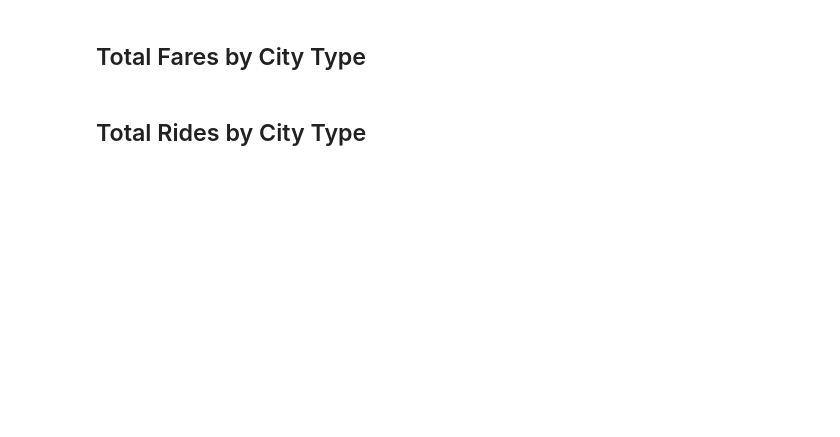
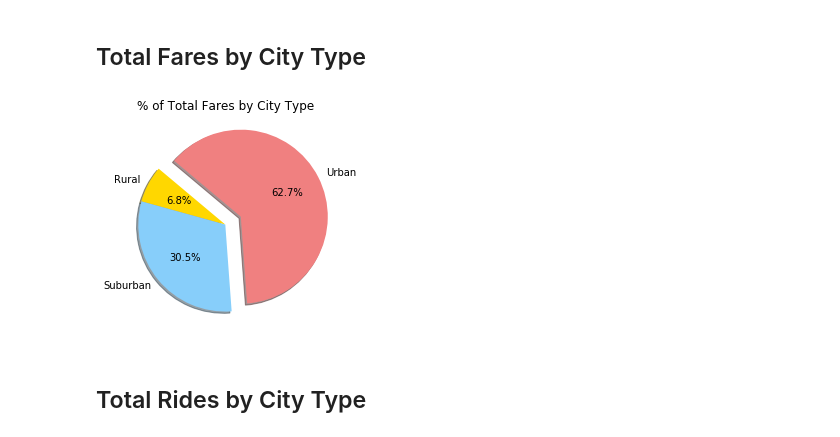
Before and after one commit to andrewswellie/CWRUDataBootcamp_Module5_MatPlotLib, a Jupyter notebook: Pyber_Solved_Aswellie.ipynb, the cells around one changed output. Cells and saved outputs as stored; diff of their text form; code cells hidden in the pictures; blank space fills up the shorter version.

```diff
--- a/Pyber_Solved_Aswellie.ipynb
+++ b/Pyber_Solved_Aswellie.ipynb
@@ -105,3 +108,19 @@ plt.show()
+# %%
+# Calculate Type Percents
+type_pie = ride_merged.groupby(['type'])
+groupby_type_pie = type_pie['fare'].sum()
+
+# Build Pie Chart
+labels = ["Rural", "Suburban", "Urban"]
+colors = ["gold", "lightskyblue", "lightcoral"]
+explode = (0, 0, 0.2)
+plt.title("% of Total Fares by City Type")
+plt.pie(groupby_type_pie, explode=explode, labels=labels, colors=colors,
+            autopct="%1.1f%%", shadow=True, startangle=140)
+# Save File
+plt.savefig("PyberFareByCity.png", bbox_inches='tight')
+# %% [output]
+[figure, added]
 # %%
 # Show Figure
 plt.show()
```
Also changed, not shown: parts of 8 cells of this notebook.
